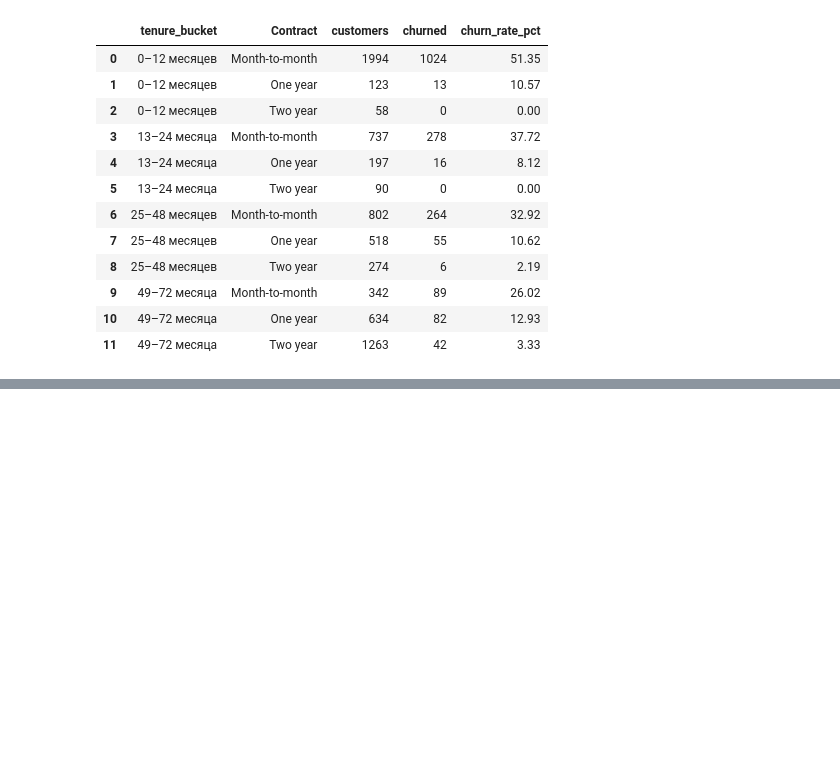
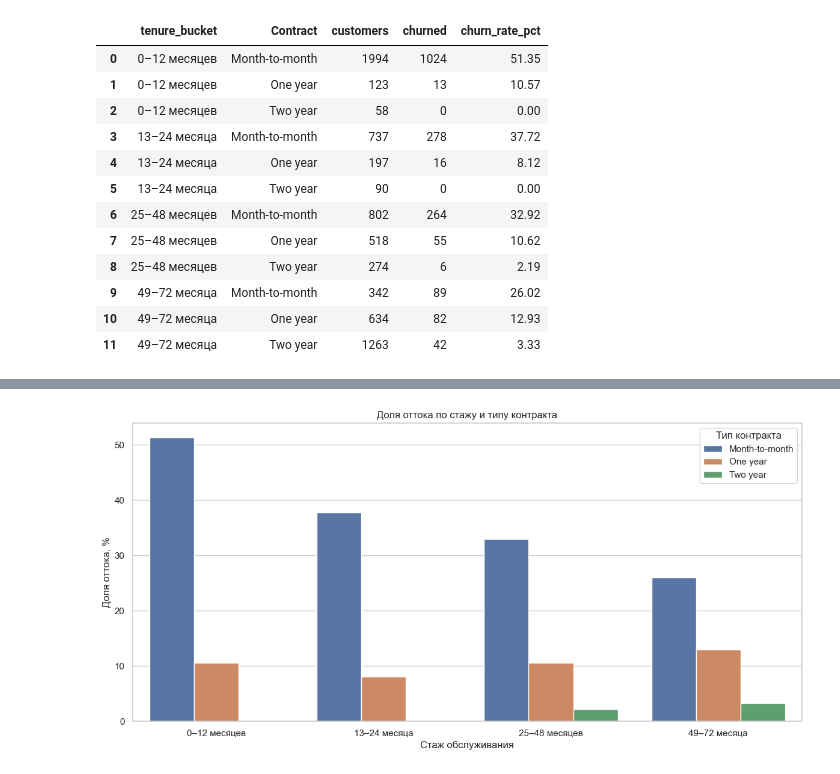
Before and after one commit to sober-ofc-not/churn-prediction, a Jupyter notebook: notebooks/01eda.ipynb, the cells around one changed output, grey strips where cells are left out. Drawn from its saved outputs; the diff is of its cells as text; code cells hidden in the pictures; blank space fills up the shorter version.

```diff
--- a/notebooks/01eda.ipynb
+++ b/notebooks/01eda.ipynb
@@ -457,0 +617,29 @@ display(
+# %%
+fig, ax = plt.subplots(figsize=(12, 6))
+
+sns.barplot(
+    data=segment_summary,
+    x="tenure_bucket",
+    y="churn_rate_pct",
+    hue="Contract",
+    order=tenure_labels,
+    hue_order=["Month-to-month", "One year", "Two year"],
+    ax=ax
+)
+
+ax.set_title("Доля оттока по стажу и типу контракта")
+ax.set_xlabel("Стаж обслуживания")
+ax.set_ylabel("Доля оттока, %")
+ax.legend(title="Тип контракта")
+
+plt.tight_layout()
+
+fig.savefig(
+    FIGURES_DIR / "churn_by_tenure_and_contract.png",
+    dpi=150,
+    bbox_inches="tight"
+)
+
+plt.show()
+# %% [output]
+[figure, added]
```
Also changed, not shown: parts of 12 cells of this notebook.
